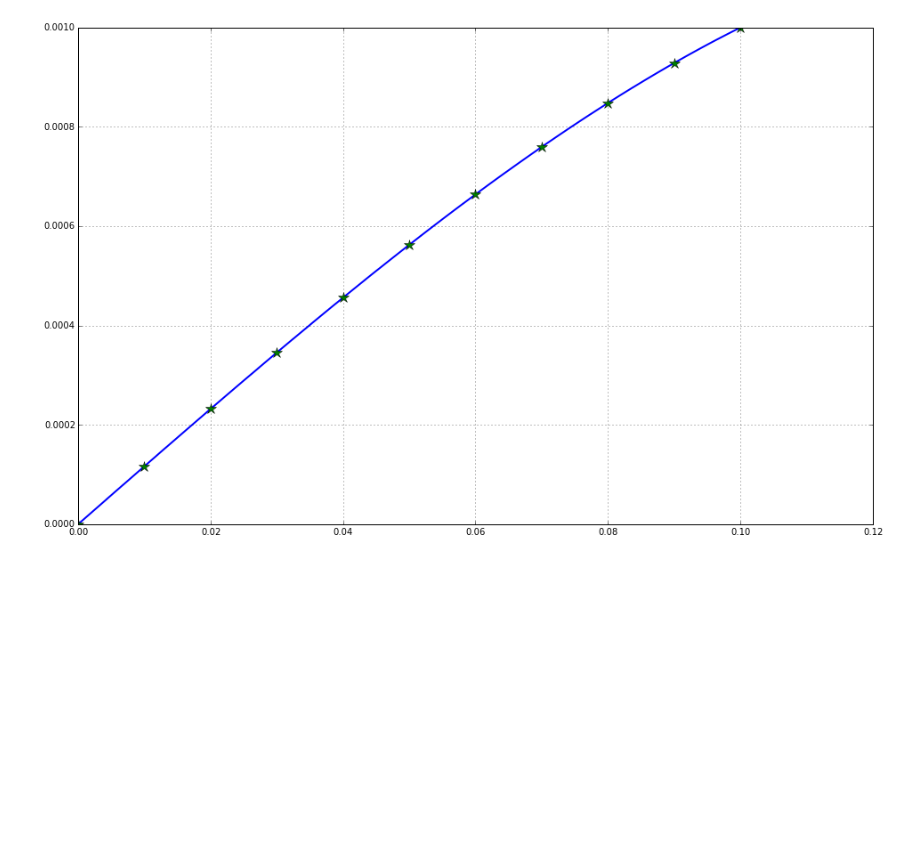
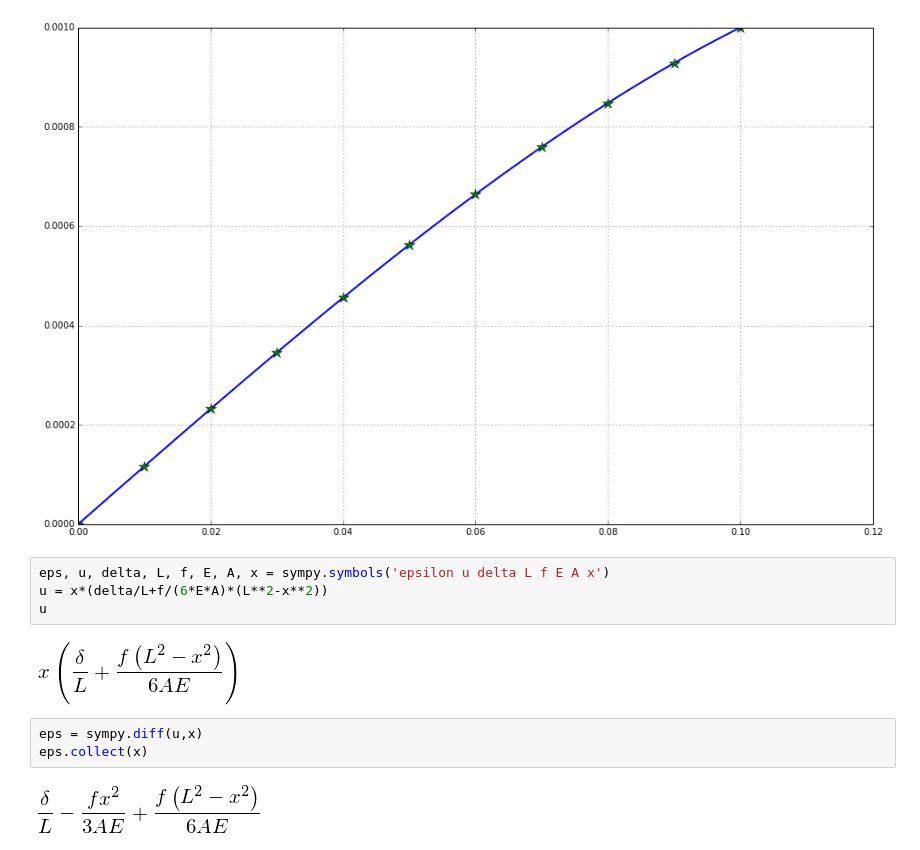
Before and after one commit to Ccaccia73/FEM4PbInPhysics, a Jupyter notebook: CA1/analytic/CA1_analytical.ipynb, the cells around one changed output. Drawn from its saved outputs; the diff is of its cells as text; blank space fills up the shorter version.

```diff
--- a/CA1/analytic/CA1_analytical.ipynb
+++ b/CA1/analytic/CA1_analytical.ipynb
@@ -55,3 +55,14 @@ plt.plot(x_fem, u_lin, '*', ms = 12.)
 plt.grid();
 # %% [output]
 [figure]
+# %%
+eps, u, delta, L, f, E, A, x = sympy.symbols('epsilon u delta L f E A x')
+u = x*(delta/L+f/(6*E*A)*(L**2-x**2))
+u
+# %% [output]
+[figure, added]
+# %%
+eps = sympy.diff(u,x)
+eps.collect(x)
+# %% [output]
+[figure, added]
```
